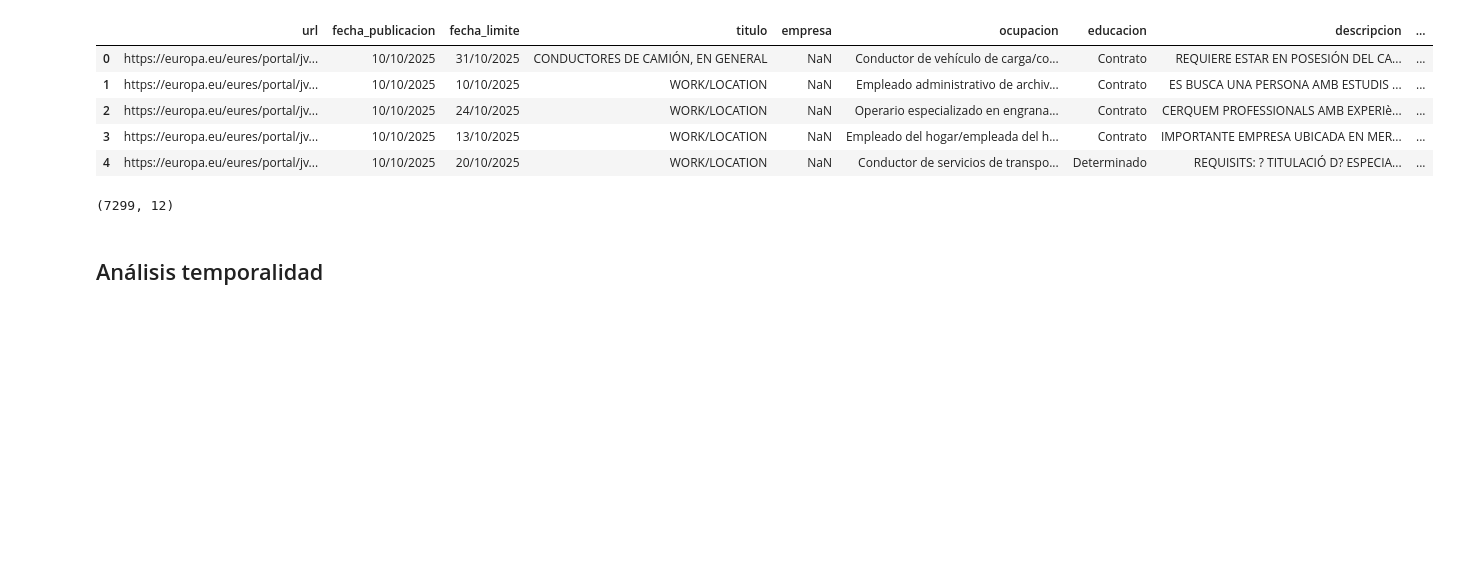
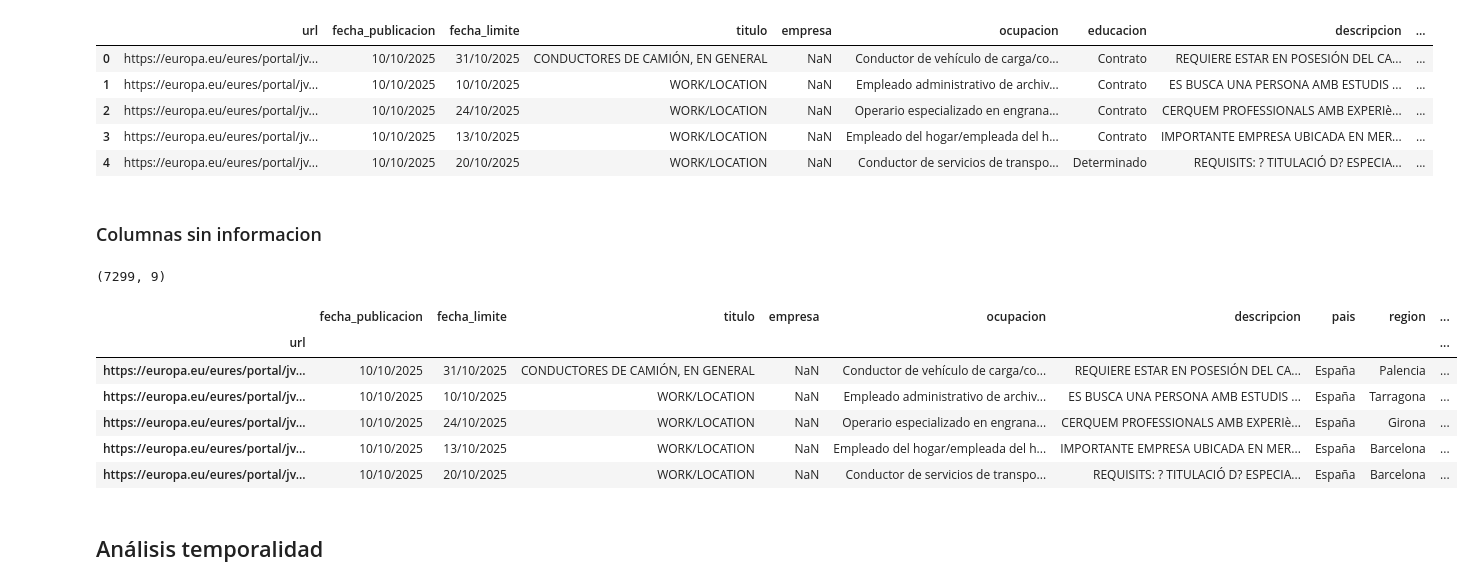
Before and after one commit to MiguelGP-13/DCDC-Project, a Jupyter notebook: eures/main.ipynb, the cells around one changed output. Cells and saved outputs as stored; diff of their text form; code cells hidden in the pictures; blank space fills up the shorter version.

```diff
--- a/eures/main.ipynb
+++ b/eures/main.ipynb
@@ -159,12 +159,26 @@ clean.head()
 | 2 | https://europa.eu/eures/portal/jv... | 10/10/2025 | 24/10/2025 | WORK/LOCATION | NaN | Operario especializado en engrana... | Contrato | CERQUEM PROFESSIONALS AMB EXPERIè... | ... |
 | 3 | https://europa.eu/eures/portal/jv... | 10/10/2025 | 13/10/2025 | WORK/LOCATION | NaN | Empleado del hogar/empleada del h... | Contrato | IMPORTANTE EMPRESA UBICADA EN MER... | ... |
 | 4 | https://europa.eu/eures/portal/jv... | 10/10/2025 | 20/10/2025 | WORK/LOCATION | NaN | Conductor de servicios de transpo... | Determinado | REQUISITS: ? TITULACIÓ D? ESPECIA... | ... |
+# %% [markdown]
+### Columnas sin informacion
+# %%
+clean.set_index("url", inplace= True)
+clean.drop(["educacion", "duracion_jornada"], inplace= True, axis="columns")
+clean.shape
+# %% [output]
+(7299, 9)
+# %%
+clean.head()
+# %% [output]
+|  | fecha_publicacion | fecha_limite | titulo | empresa | ocupacion | descripcion | pais | region | ... |
+| url |  |  |  |  |  |  |  |  | ... |
+| https://europa.eu/eures/portal/jv... | 10/10/2025 | 31/10/2025 | CONDUCTORES DE CAMIÓN, EN GENERAL | NaN | Conductor de vehículo de carga/co... | REQUIERE ESTAR EN POSESIÓN DEL CA... | España | Palencia | ... |
+| https://europa.eu/eures/portal/jv... | 10/10/2025 | 10/10/2025 | WORK/LOCATION | NaN | Empleado administrativo de archiv... | ES BUSCA UNA PERSONA AMB ESTUDIS ... | España | Tarragona | ... |
+| https://europa.eu/eures/portal/jv... | 10/10/2025 | 24/10/2025 | WORK/LOCATION | NaN | Operario especializado en engrana... | CERQUEM PROFESSIONALS AMB EXPERIè... | España | Girona | ... |
+| https://europa.eu/eures/portal/jv... | 10/10/2025 | 13/10/2025 | WORK/LOCATION | NaN | Empleado del hogar/empleada del h... | IMPORTANTE EMPRESA UBICADA EN MER... | España | Barcelona | ... |
+| https://europa.eu/eures/portal/jv... | 10/10/2025 | 20/10/2025 | WORK/LOCATION | NaN | Conductor de servicios de transpo... | REQUISITS: ? TITULACIÓ D? ESPECIA... | España | Barcelona | ... |
 # %%
 clean.to_csv("ofertas.csv")
-# %%
-clean.shape
-# %% [output]
-(7299, 12)
 # %% [markdown]
 ## Análisis temporalidad
 # %%
```
Also changed, not shown: parts of 12 cells of this notebook, 3 other files.
